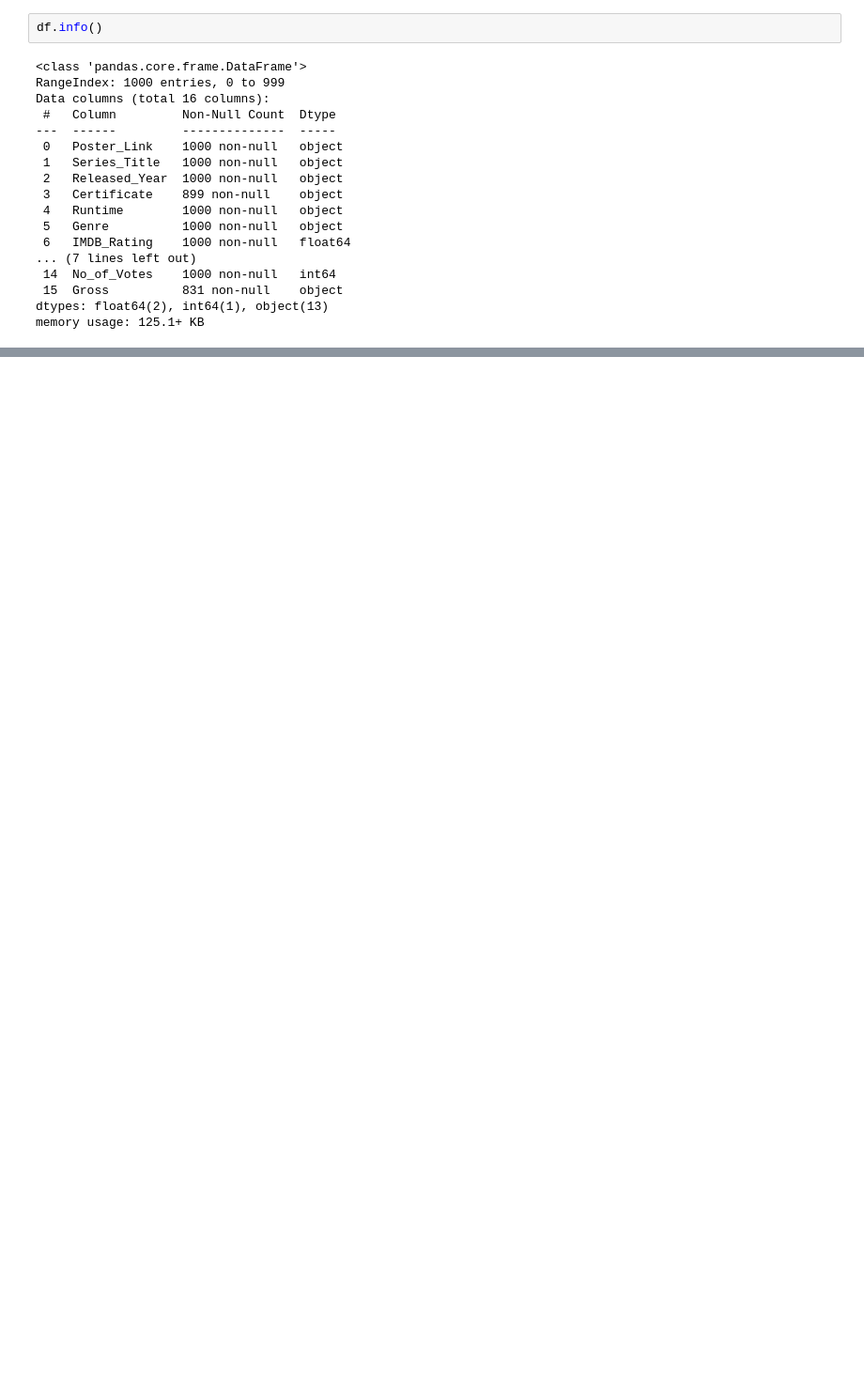
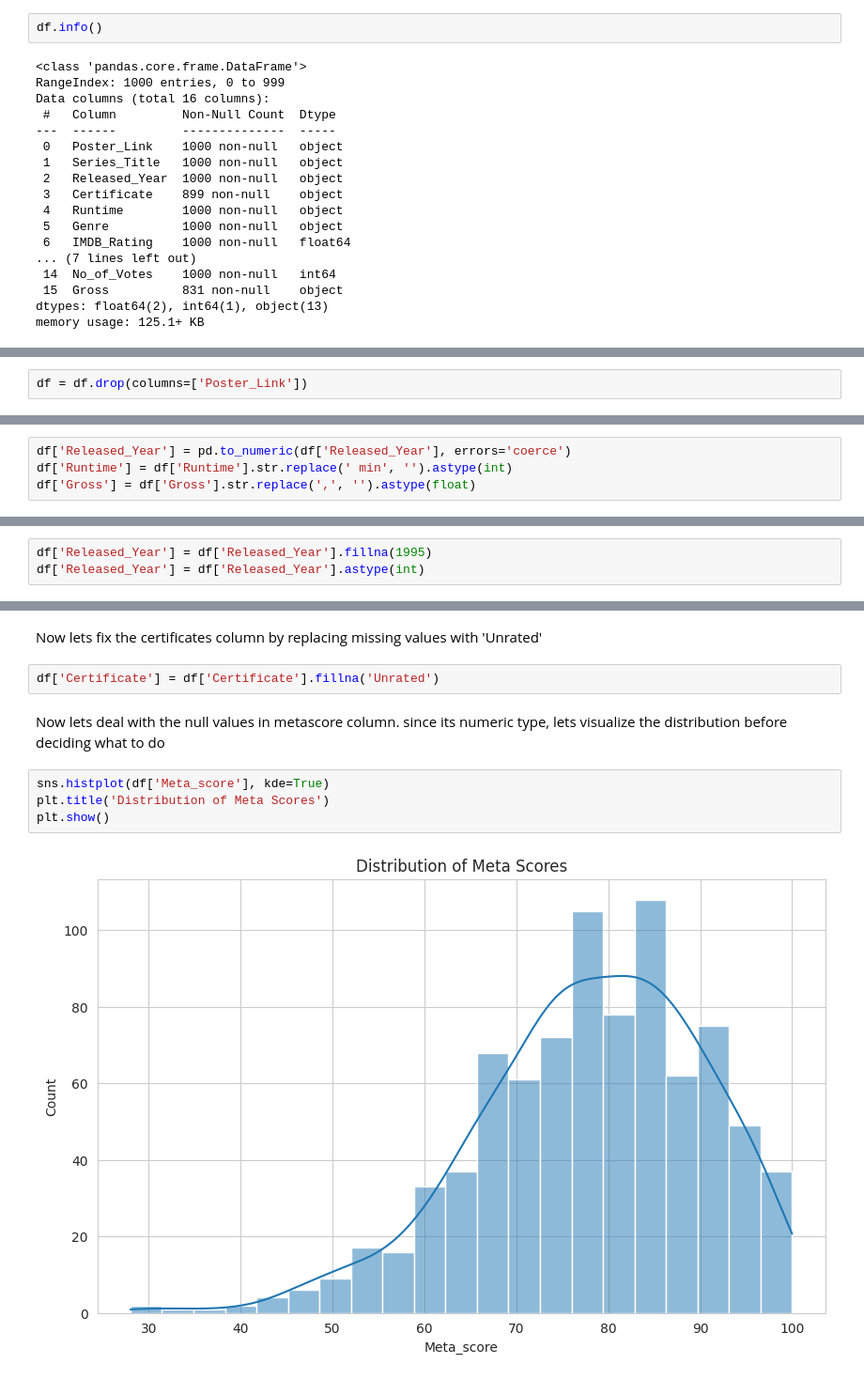
Before and after one commit to rahulkrishna-s/imdb-eda-notebooks, a Jupyter notebook: notebooks/imdb_eda.ipynb, the cells around one changed output, grey strips where cells are left out. Shown at 94% size. Cells and saved outputs as stored; diff of their text form; blank space fills up the shorter version.

```diff
--- a/notebooks/imdb_eda.ipynb
+++ b/notebooks/imdb_eda.ipynb
@@ -46,0 +56,2 @@ memory usage: 125.1+ KB
+# %%
+df = df.drop(columns=['Poster_Link'])
@@ -46,0 +60,4 @@ memory usage: 125.1+ KB
+# %%
+df['Released_Year'] = pd.to_numeric(df['Released_Year'], errors='coerce')
+df['Runtime'] = df['Runtime'].str.replace(' min', '').astype(int)
+df['Gross'] = df['Gross'].str.replace(',', '').astype(float)
@@ -46,0 +95,3 @@ memory usage: 125.1+ KB
+# %%
+df['Released_Year'] = df['Released_Year'].fillna(1995)
+df['Released_Year'] = df['Released_Year'].astype(int)
@@ -46,0 +118,12 @@ memory usage: 125.1+ KB
+# %% [markdown]
+Now lets fix the certificates column by replacing missing values with 'Unrated'
+# %%
+df['Certificate'] = df['Certificate'].fillna('Unrated')
+# %% [markdown]
+Now lets deal with the null values in metascore column. since its numeric type, lets visualize the distribution before deciding what to do
+# %%
+sns.histplot(df['Meta_score'], kde=True)
+plt.title('Distribution of Meta Scores')
+plt.show()
+# %% [output]
+[figure, added]
```
Also changed, not shown: parts of 26 cells of this notebook.
